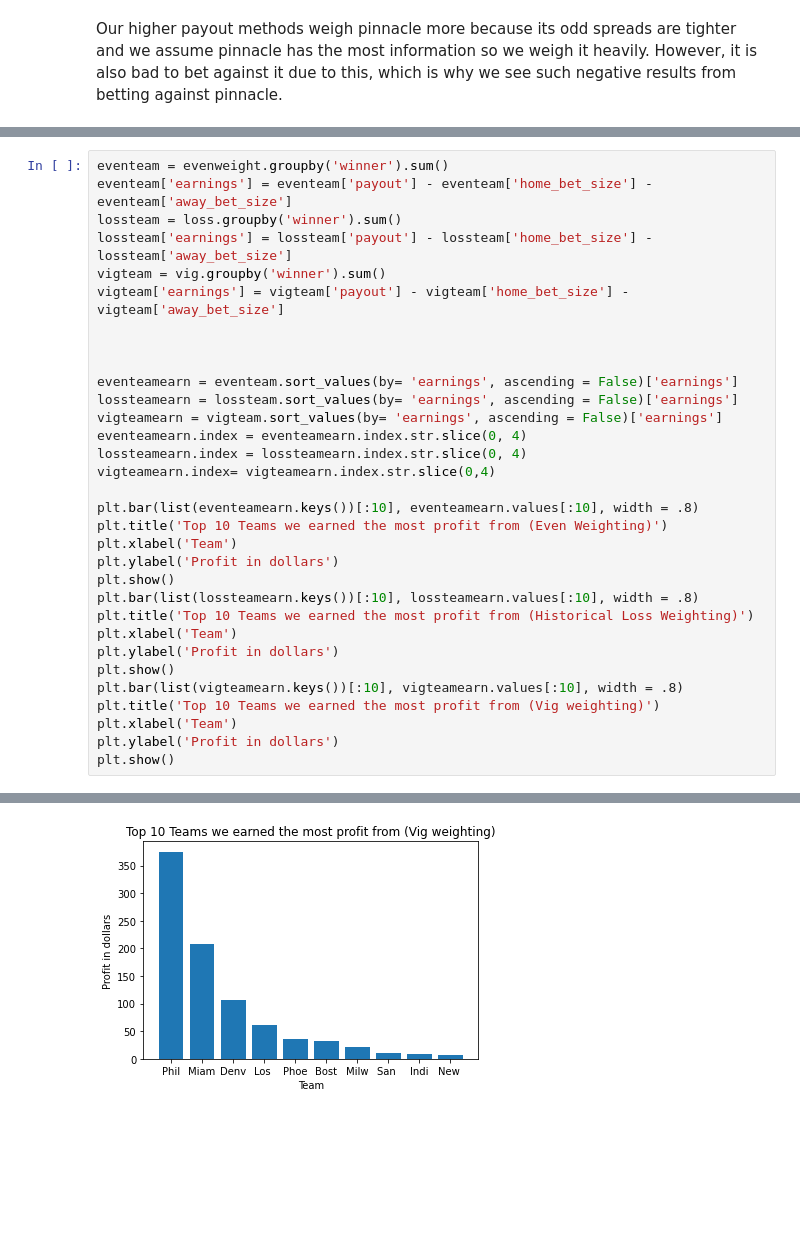
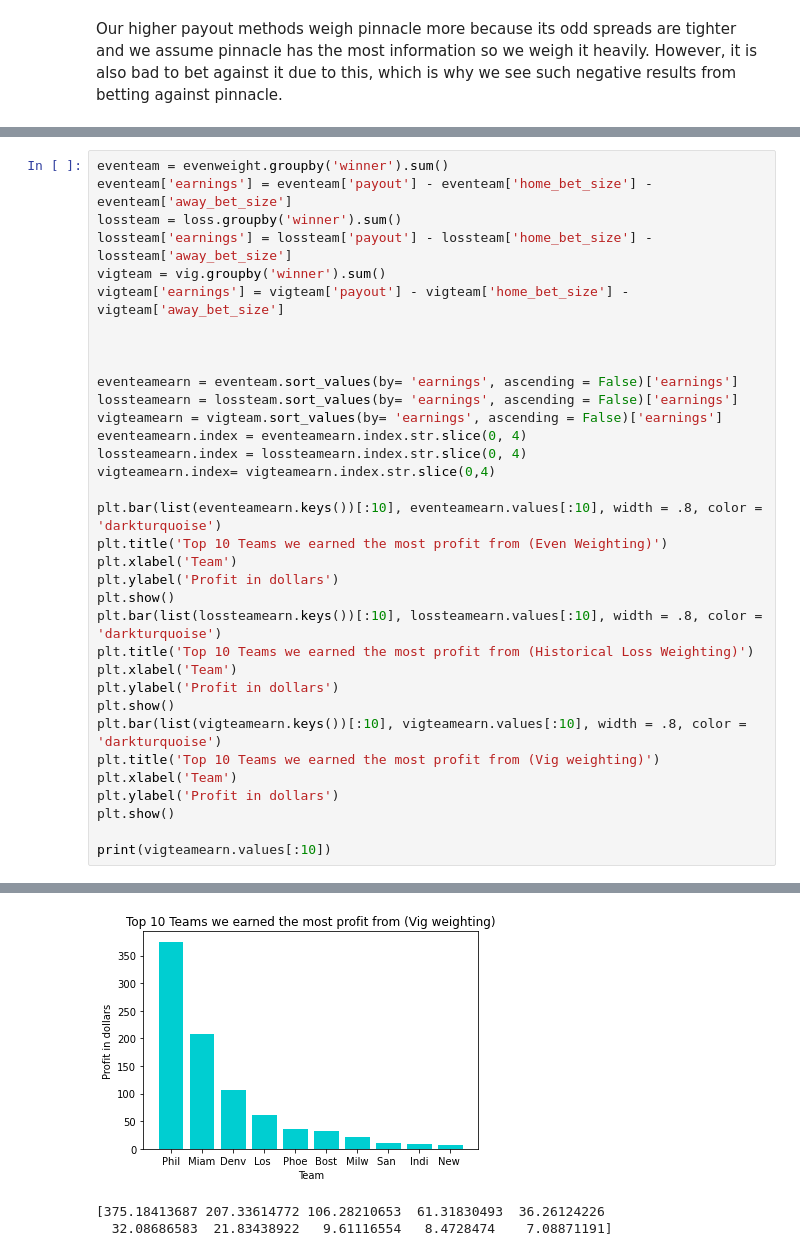
Before and after one commit to donovannickol/sportsbettingalg, a Jupyter notebook: demo.ipynb, the cells around one changed output, grey strips where cells are left out. Cells and saved outputs as stored; diff of their text form; blank space fills up the shorter version.

```diff
--- a/demo.ipynb
+++ b/demo.ipynb
@@ -579,19 +580,21 @@ eventeamearn.index = eventeamearn.index.str.slice(0, 4)
 lossteamearn.index = lossteamearn.index.str.slice(0, 4)
 vigteamearn.index= vigteamearn.index.str.slice(0,4)
 
-plt.bar(list(eventeamearn.keys())[:10], eventeamearn.values[:10], width = .8)
+plt.bar(list(eventeamearn.keys())[:10], eventeamearn.values[:10], width = .8, color = 'darkturquoise')
 plt.title('Top 10 Teams we earned the most profit from (Even Weighting)')
 plt.xlabel('Team')
 plt.ylabel('Profit in dollars')
 plt.show()
-plt.bar(list(lossteamearn.keys())[:10], lossteamearn.values[:10], width = .8)
+plt.bar(list(lossteamearn.keys())[:10], lossteamearn.values[:10], width = .8, color = 'darkturquoise')
 plt.title('Top 10 Teams we earned the most profit from (Historical Loss Weighting)')
 plt.xlabel('Team')
 plt.ylabel('Profit in dollars')
 plt.show()
-plt.bar(list(vigteamearn.keys())[:10], vigteamearn.values[:10], width = .8)
+plt.bar(list(vigteamearn.keys())[:10], vigteamearn.values[:10], width = .8, color = 'darkturquoise')
 plt.title('Top 10 Teams we earned the most profit from (Vig weighting)')
 plt.xlabel('Team')
 plt.ylabel('Profit in dollars')
 plt.show()
+
+print(vigteamearn.values[:10])
 # %% [output]
@@ -600 +603,3 @@ plt.show()
-[figure, old version]
+[figure, new version]
+[375.18413687 207.33614772 106.28210653  61.31830493  36.26124226
+  32.08686583  21.83438922   9.61116554   8.4728474    7.08871191]
```
Also changed, not shown: parts of 5 cells of this notebook, 1 other file.
